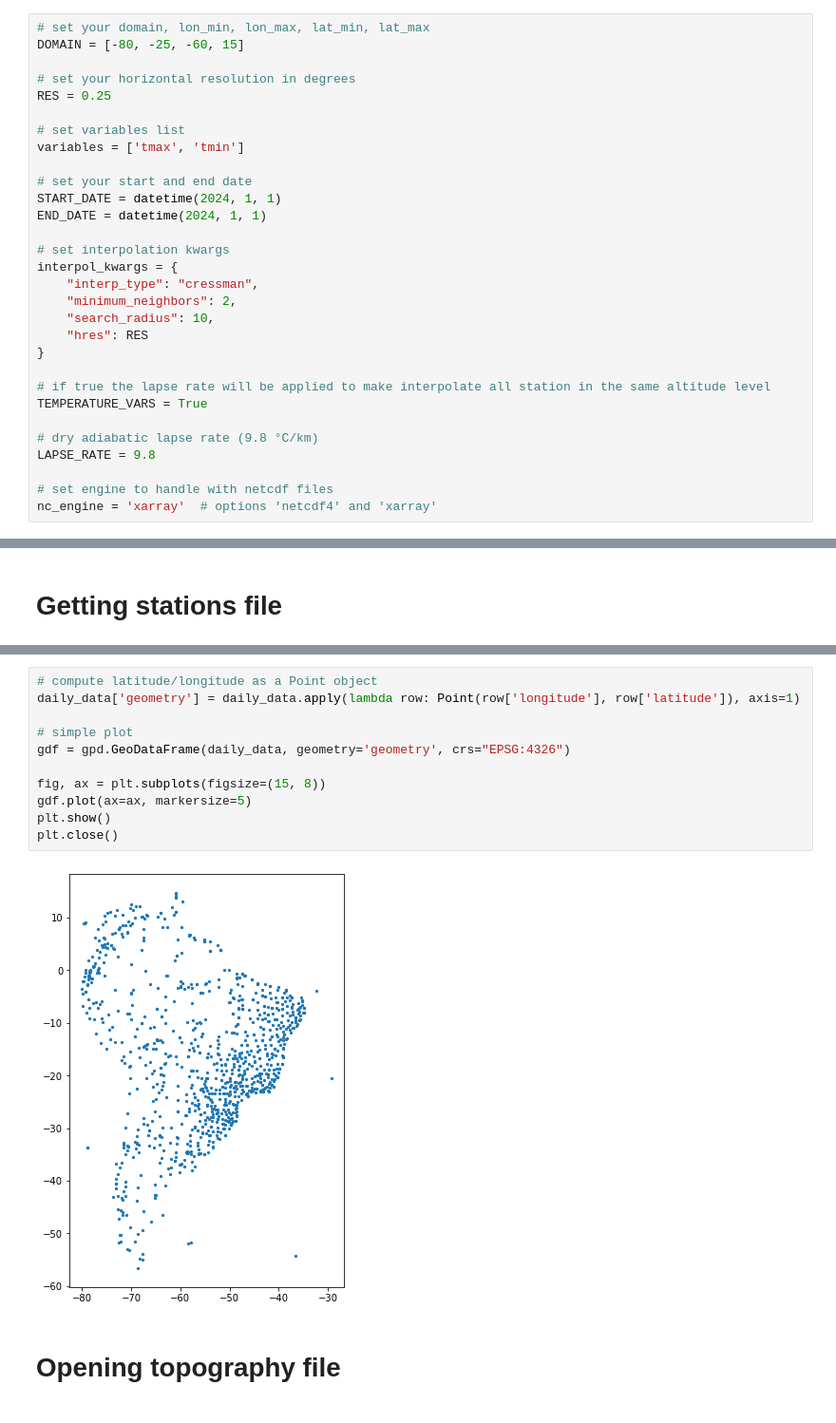
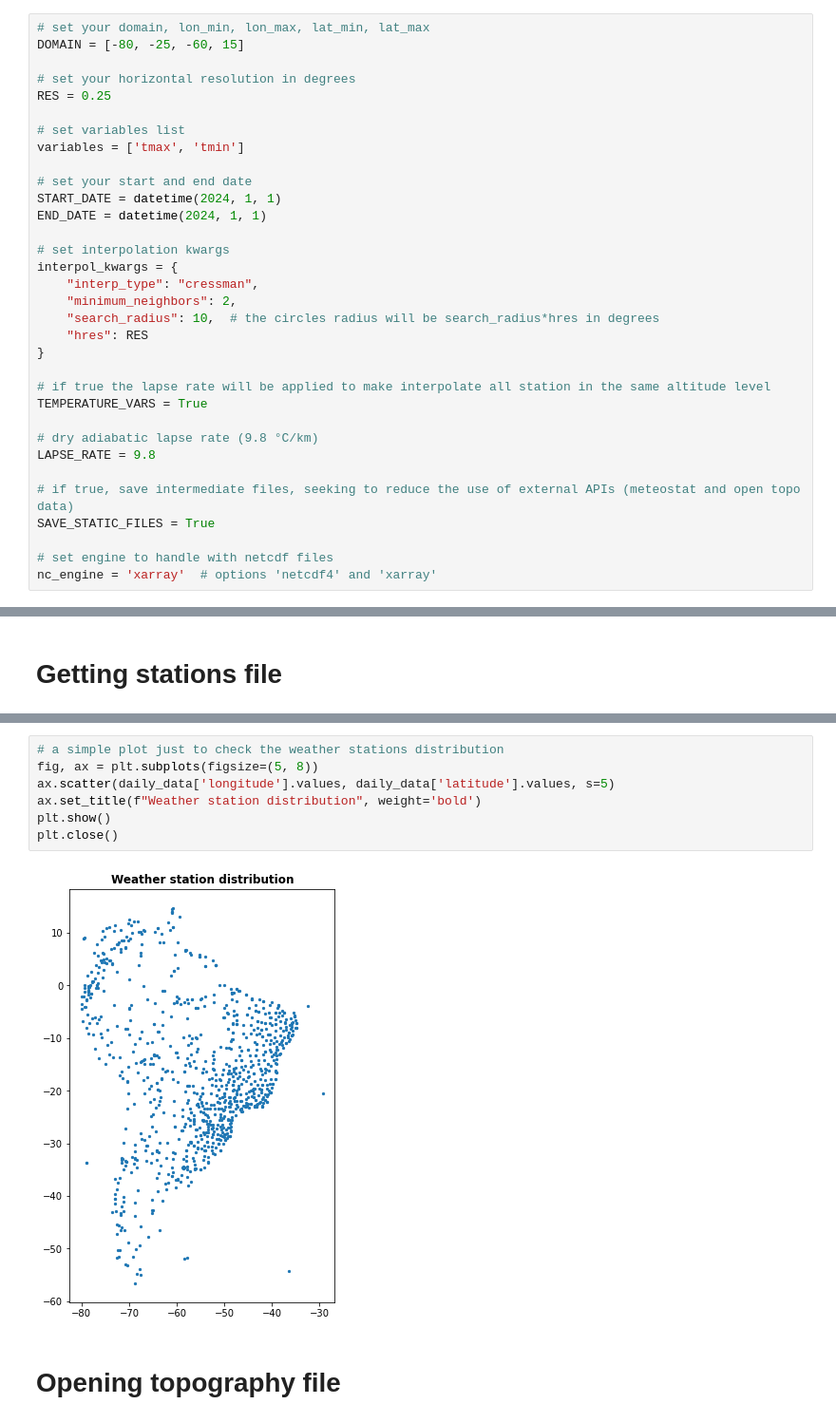
Before and after one commit to vhmarrafon/interpolation_tutorials, a Jupyter notebook: Interpolation.ipynb, the cells around one changed output, grey strips where cells are left out. Shown: that part at 95% size. Cells and saved outputs as stored; diff of their text form.

```diff
--- a/Interpolation.ipynb
+++ b/Interpolation.ipynb
@@ -33,7 +34,7 @@ END_DATE = datetime(2024, 1, 1)
 interpol_kwargs = {
     "interp_type": "cressman",
     "minimum_neighbors": 2,
-    "search_radius": 10,
+    "search_radius": 10,  # the circles radius will be search_radius*hres in degrees
     "hres": RES
 }
 
@@ -43,5 +44,8 @@ TEMPERATURE_VARS = True
 # dry adiabatic lapse rate (9.8 °C/km)
 LAPSE_RATE = 9.8
 
+# if true, save intermediate files, seeking to reduce the use of external APIs (meteostat and open topo data)
+SAVE_STATIC_FILES = True
+
 # set engine to handle with netcdf files
 nc_engine = 'xarray'  # options 'netcdf4' and 'xarray'
@@ -150,17 +170,13 @@ daily_data.head()
 | 3 | 2024-01-01 | 78922 | 14.7667 | -60.8833 | 33.0 | 28.1 | 23.7 |
 | 4 | 2024-01-01 | 78925 | 14.6000 | -61.0000 | 5.0 | 30.0 | 22.0 |
 # %%
-# compute latitude/longitude as a Point object
-daily_data['geometry'] = daily_data.apply(lambda row: Point(row['longitude'], row['latitude']), axis=1)
-
-# simple plot
-gdf = gpd.GeoDataFrame(daily_data, geometry='geometry', crs="EPSG:4326")
-
-fig, ax = plt.subplots(figsize=(15, 8))
-gdf.plot(ax=ax, markersize=5)
+# a simple plot just to check the weather stations distribution
+fig, ax = plt.subplots(figsize=(5, 8))
+ax.scatter(daily_data['longitude'].values, daily_data['latitude'].values, s=5)
+ax.set_title(f"Weather station distribution", weight='bold')
 plt.show()
 plt.close()
 # %% [output]
-[figure, old version]
+[figure, new version]
 # %% [markdown]
 # Opening topography file
```
Also changed, not shown: parts of 24 cells of this notebook.
